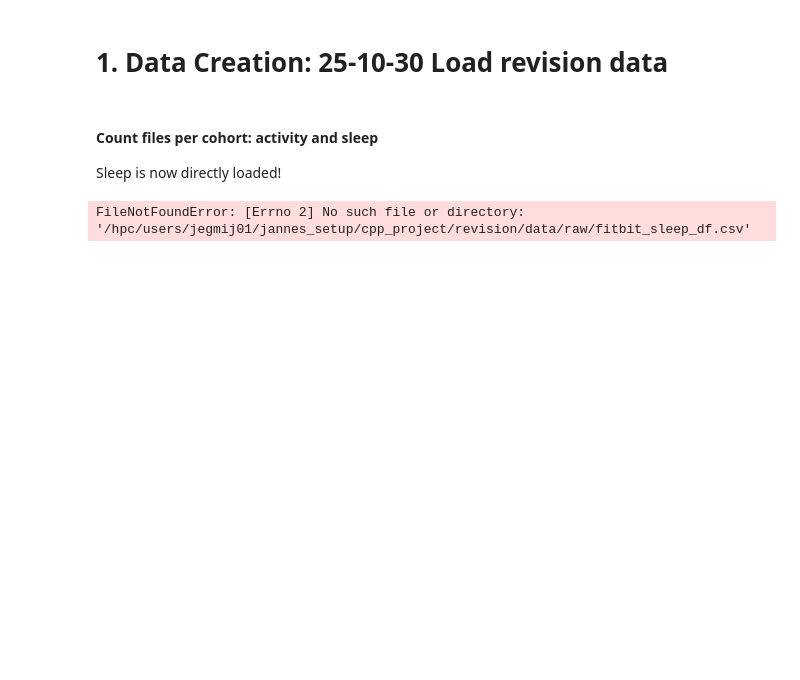
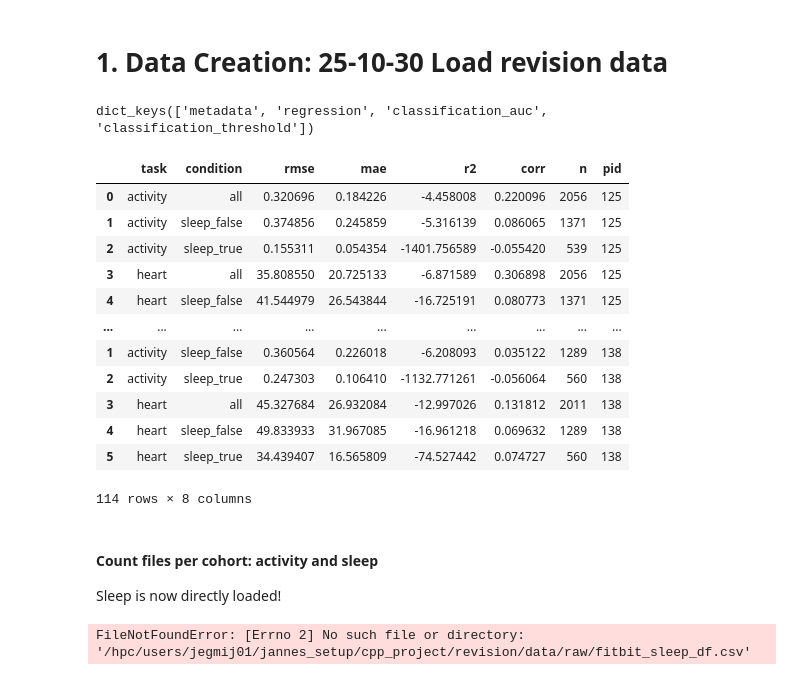
Before and after one commit to Jegmi/cppd-timeseries-forecasting, a Jupyter notebook: revision/1_data_qc.ipynb, the cells around one changed output. Cells and saved outputs as stored; diff of their text form; code cells hidden in the pictures; blank space fills up the shorter version.

```diff
--- a/revision/1_data_qc.ipynb
+++ b/revision/1_data_qc.ipynb
@@ -16,3 +18,28 @@ from pathlib import Path
+# %%
+runs_path = Path('/sc/arion/projects/Clinical_Times_Series/cpp_data/runs/20251112_1611')
+path_tuple = 0, runs_path / 'predictions/i0_p-1_w60_ah_ah_mrls_h60_fcross.csv'
+res = process_single_file(path_tuple, runs_path=runs_path, do_threshold_sweep=False)
+# %%
+res.keys()
+# %% [output]
+dict_keys(['metadata', 'regression', 'classification_auc', 'classification_threshold'])
+# %%
+reg = pd.concat(res['regression'])
+reg
+# %% [output]
+|  | task | condition | rmse | mae | r2 | corr | n | pid |
+| 0 | activity | all | 0.320696 | 0.184226 | -4.458008 | 0.220096 | 2056 | 125 |
+| 1 | activity | sleep_false | 0.374856 | 0.245859 | -5.316139 | 0.086065 | 1371 | 125 |
+| 2 | activity | sleep_true | 0.155311 | 0.054354 | -1401.756589 | -0.055420 | 539 | 125 |
+| 3 | heart | all | 35.808550 | 20.725133 | -6.871589 | 0.306898 | 2056 | 125 |
+| 4 | heart | sleep_false | 41.544979 | 26.543844 | -16.725191 | 0.080773 | 1371 | 125 |
+| ... | ... | ... | ... | ... | ... | ... | ... | ... |
+| 1 | activity | sleep_false | 0.360564 | 0.226018 | -6.208093 | 0.035122 | 1289 | 138 |
+| 2 | activity | sleep_true | 0.247303 | 0.106410 | -1132.771261 | -0.056064 | 560 | 138 |
+| 3 | heart | all | 45.327684 | 26.932084 | -12.997026 | 0.131812 | 2011 | 138 |
+| 4 | heart | sleep_false | 49.833933 | 31.967085 | -16.961218 | 0.069632 | 1289 | 138 |
+| 5 | heart | sleep_true | 34.439407 | 16.565809 | -74.527442 | 0.074727 | 560 | 138 |
+114 rows × 8 columns
 # %% [markdown]
 #### Count files per cohort: activity and sleep
 
```
Also changed, not shown: parts of 2 cells of this notebook, 1 other file.
